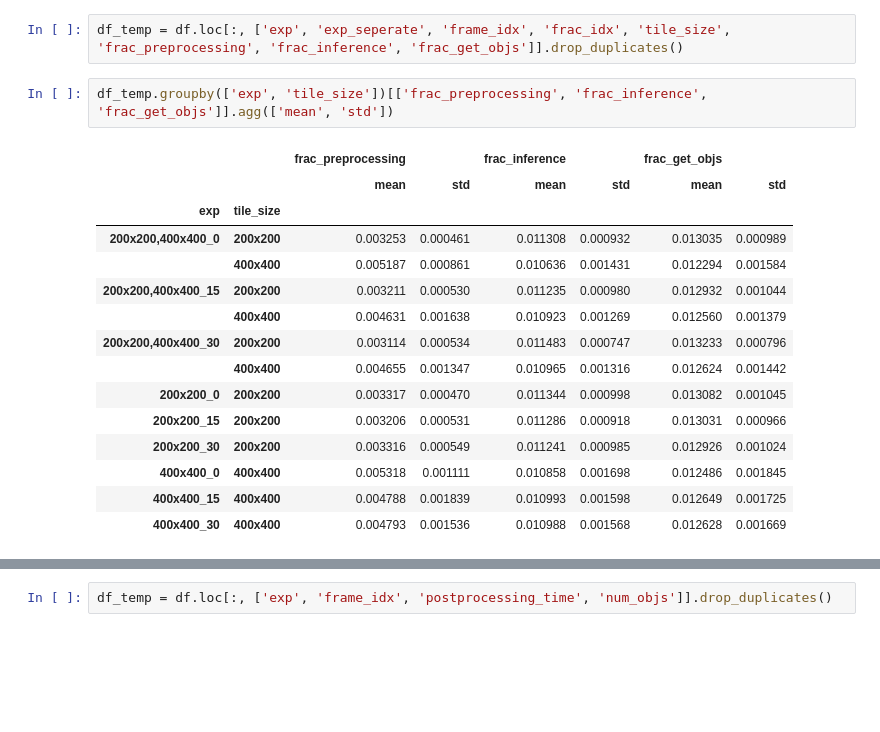
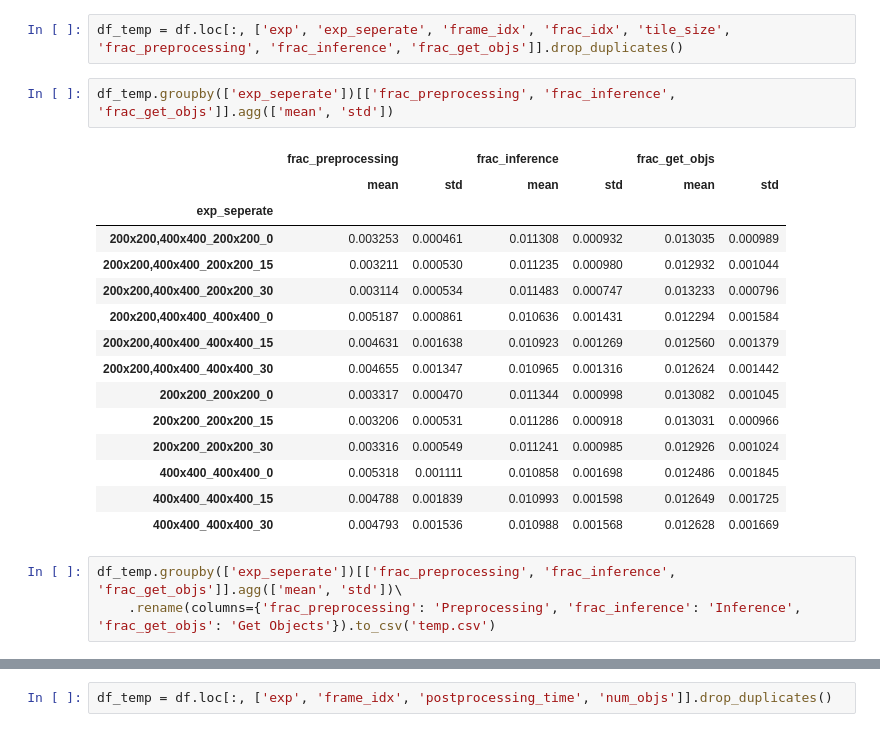
Before and after one commit to simonjisu/ambient_ai2022, a Jupyter notebook: HW5/hw5.ipynb, the cells around one changed output, grey strips where cells are left out. Cells and saved outputs as stored; diff of their text form; blank space fills up the shorter version.

```diff
--- a/HW5/hw5.ipynb
+++ b/HW5/hw5.ipynb
@@ -179,23 +203,26 @@ df_draw.hvplot.line(x='frame_idx', y=df_draw.columns, height=480, width=720)
 # %%
 df_temp = df.loc[:, ['exp', 'exp_seperate', 'frame_idx', 'frac_idx', 'tile_size', 'frac_preprocessing', 'frac_inference', 'frac_get_objs']].drop_duplicates()
 # %%
-df_temp.groupby(['exp', 'tile_size'])[['frac_preprocessing', 'frac_inference', 'frac_get_objs']].agg(['mean', 'std'])
+df_temp.groupby(['exp_seperate'])[['frac_preprocessing', 'frac_inference', 'frac_get_objs']].agg(['mean', 'std'])
 # %% [output]
-|  |  | frac_preprocessing |  | frac_inference |  | frac_get_objs |  |
-|  |  | mean | std | mean | std | mean | std |
-| exp | tile_size |  |  |  |  |  |  |
-| 200x200,400x400_0 | 200x200 | 0.003253 | 0.000461 | 0.011308 | 0.000932 | 0.013035 | 0.000989 |
-|  | 400x400 | 0.005187 | 0.000861 | 0.010636 | 0.001431 | 0.012294 | 0.001584 |
-| 200x200,400x400_15 | 200x200 | 0.003211 | 0.000530 | 0.011235 | 0.000980 | 0.012932 | 0.001044 |
-|  | 400x400 | 0.004631 | 0.001638 | 0.010923 | 0.001269 | 0.012560 | 0.001379 |
-| 200x200,400x400_30 | 200x200 | 0.003114 | 0.000534 | 0.011483 | 0.000747 | 0.013233 | 0.000796 |
-|  | 400x400 | 0.004655 | 0.001347 | 0.010965 | 0.001316 | 0.012624 | 0.001442 |
-| 200x200_0 | 200x200 | 0.003317 | 0.000470 | 0.011344 | 0.000998 | 0.013082 | 0.001045 |
-| 200x200_15 | 200x200 | 0.003206 | 0.000531 | 0.011286 | 0.000918 | 0.013031 | 0.000966 |
-| 200x200_30 | 200x200 | 0.003316 | 0.000549 | 0.011241 | 0.000985 | 0.012926 | 0.001024 |
-| 400x400_0 | 400x400 | 0.005318 | 0.001111 | 0.010858 | 0.001698 | 0.012486 | 0.001845 |
-| 400x400_15 | 400x400 | 0.004788 | 0.001839 | 0.010993 | 0.001598 | 0.012649 | 0.001725 |
-| 400x400_30 | 400x400 | 0.004793 | 0.001536 | 0.010988 | 0.001568 | 0.012628 | 0.001669 |
+|  | frac_preprocessing |  | frac_inference |  | frac_get_objs |  |
+|  | mean | std | mean | std | mean | std |
+| exp_seperate |  |  |  |  |  |  |
+| 200x200,400x400_200x200_0 | 0.003253 | 0.000461 | 0.011308 | 0.000932 | 0.013035 | 0.000989 |
+| 200x200,400x400_200x200_15 | 0.003211 | 0.000530 | 0.011235 | 0.000980 | 0.012932 | 0.001044 |
+| 200x200,400x400_200x200_30 | 0.003114 | 0.000534 | 0.011483 | 0.000747 | 0.013233 | 0.000796 |
+| 200x200,400x400_400x400_0 | 0.005187 | 0.000861 | 0.010636 | 0.001431 | 0.012294 | 0.001584 |
+| 200x200,400x400_400x400_15 | 0.004631 | 0.001638 | 0.010923 | 0.001269 | 0.012560 | 0.001379 |
+| 200x200,400x400_400x400_30 | 0.004655 | 0.001347 | 0.010965 | 0.001316 | 0.012624 | 0.001442 |
+| 200x200_200x200_0 | 0.003317 | 0.000470 | 0.011344 | 0.000998 | 0.013082 | 0.001045 |
+| 200x200_200x200_15 | 0.003206 | 0.000531 | 0.011286 | 0.000918 | 0.013031 | 0.000966 |
+| 200x200_200x200_30 | 0.003316 | 0.000549 | 0.011241 | 0.000985 | 0.012926 | 0.001024 |
+| 400x400_400x400_0 | 0.005318 | 0.001111 | 0.010858 | 0.001698 | 0.012486 | 0.001845 |
+| 400x400_400x400_15 | 0.004788 | 0.001839 | 0.010993 | 0.001598 | 0.012649 | 0.001725 |
+| 400x400_400x400_30 | 0.004793 | 0.001536 | 0.010988 | 0.001568 | 0.012628 | 0.001669 |
+# %%
+df_temp.groupby(['exp_seperate'])[['frac_preprocessing', 'frac_inference', 'frac_get_objs']].agg(['mean', 'std'])\
+    .rename(columns={'frac_preprocessing': 'Preprocessing', 'frac_inference': 'Inference', 'frac_get_objs': 'Get Objects'}).to_csv('temp.csv')
 # %%
 df_draw1 = df_temp.groupby(['exp_seperate', 'frame_idx'])[['frac_preprocessing']].mean().reset_index().pivot_table(values='frac_preprocessing', index='frame_idx', columns='exp_seperate')
 df_draw2 = df_temp.groupby(['exp_seperate', 'frame_idx'])[['frac_inference']].mean().reset_index().pivot_table(values='frac_inference', index='frame_idx', columns='exp_seperate')
```
Also changed, not shown: parts of 21 cells of this notebook, 1 other file.
